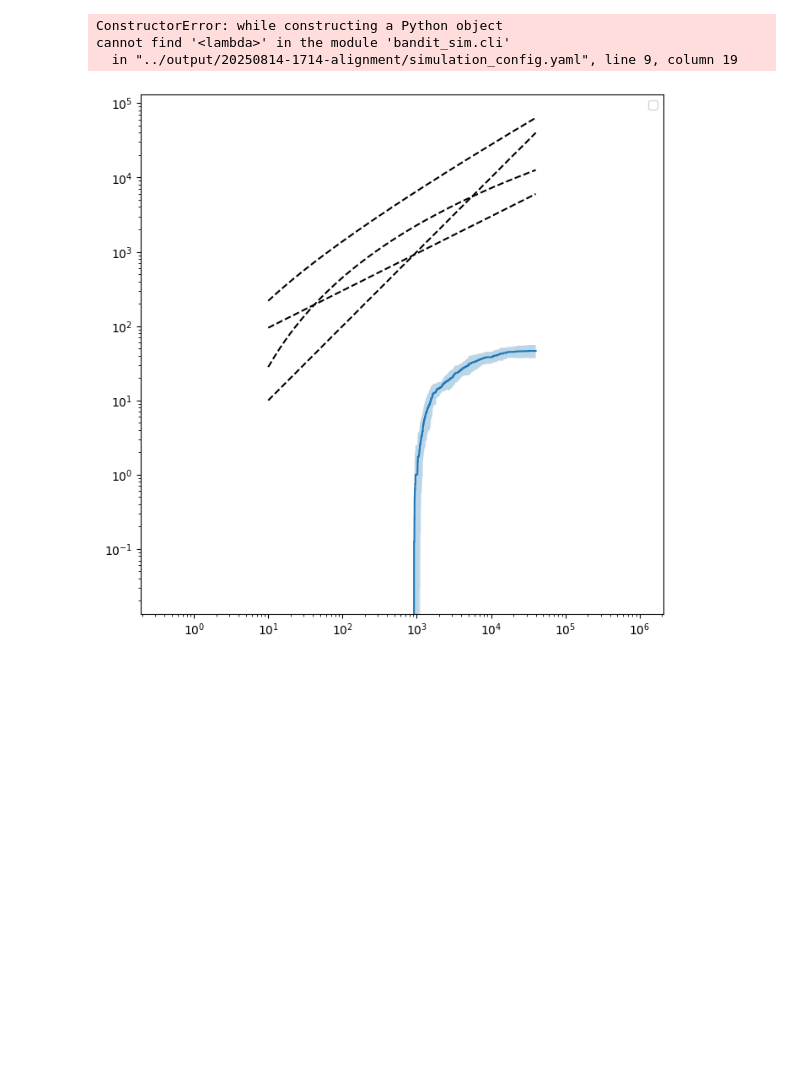
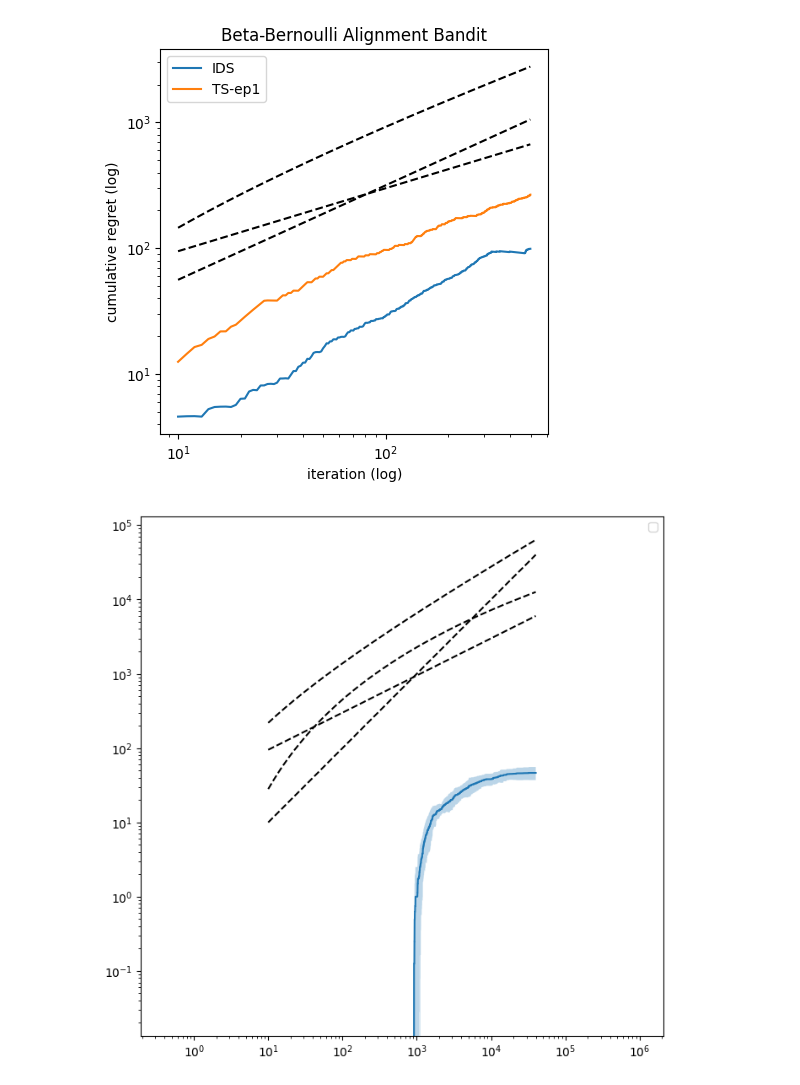
Before and after one commit to DavidJGChen/bandit-exploration, a Jupyter notebook: notebooks/analysis.ipynb, the cells around one changed output. Saved outputs shown, nothing was run; the diff lists cells and outputs as text; code cells hidden in the pictures; blank space fills up the shorter version.

Commit message:
successfully serialize and deserialize config based on strings

```diff
--- a/notebooks/analysis.ipynb
+++ b/notebooks/analysis.ipynb
@@ -10,7 +10,7 @@ from bandit_sim.common import Action, Reward
 from bandit_sim.configs import AlgorithmConfig, BanditEnvConfig
 from bandit_sim.setting import Settings
 # %%
-result_dir = "20250814-1714-alignment"
+result_dir = "20250817-0139-alignment"
 output_dir = os.path.join("../output/", result_dir)
 
 config = {}
@@ -19,9 +19,9 @@ with open(os.path.join(output_dir, "simulation_config.yaml"), "r") as config_fil
     raw_dict = yaml.full_load(config_file)  # TODO: Make config loadable.
     for k, v in raw_dict.items():
         if k == "bandit_env_config":
-            config_value = BanditEnvConfig(**v)
+            config_value = BanditEnvConfig.model_validate(v)
         elif k == "algorithm_configs":
-            config_value = [AlgorithmConfig(**alg_dict) for alg_dict in v]
+            config_value = [AlgorithmConfig.model_validate(alg_dict) for alg_dict in v]
         elif k == "settings":
             config_value = Settings(**v)
         else:
@@ -31,14 +31,24 @@ with open(os.path.join(output_dir, "simulation_config.yaml"), "r") as config_fil
 
 settings: Settings = config["settings"]
 algorithms: list[AlgorithmConfig] = config["algorithm_configs"]
+bandit_env_config = config["bandit_env_config"]
+bandit_env_name = config["bandit_env_name"]
 
 # config
 T = settings.T
 trials = settings.num_trials
 K = settings.num_arms
-base_seed = settings.num_armsbase_seed
+base_seed = settings.base_seed
 
 num_trials = settings.num_trials
+trial_id_overrides = settings.trial_id_overrides
+
+if trial_id_overrides is not None and len(trial_id_overrides) > 0:
+    trial_ids = trial_id_overrides
+    num_trials = len(trial_ids)
+else:
+    trial_ids = range(num_trials)
+
 num_algs = len(algorithms)
 K = 32
 K_env = K // 2
@@ -51,14 +61,10 @@ def generate_base_filename(base_seed: int, trial_id: int, alg_label: str) -> str
     return f"{alg_label}_seed{base_seed}_id{trial_id}.npy"
 
 
-for i, trial_id in enumerate(trials):
+for i, trial_id in enumerate(trial_ids):
     for alg in algorithms:
         filename = generate_base_filename(base_seed, trial_id, alg.label)
         with open(os.path.join(output_dir, f"regrets_{filename}"), "rb") as f:
             all_regrets[i] = np.load(f)
         with open(os.path.join(output_dir, f"actions_{filename}"), "rb") as f:
             all_actions[i] = np.load(f)
-# %% [output]
-ConstructorError: while constructing a Python object
-cannot find '<lambda>' in the module 'bandit_sim.cli'
-  in "../output/20250814-1714-alignment/simulation_config.yaml", line 9, column 19
@@ -70,7 +71,7 @@ actions_IDS = all_actions[:, selected_alg, :]
+# %%
+regret_means = np.mean(all_regrets, axis=0)
+regret_stds = np.std(all_regrets, axis=0)
 # %%
-regret_means = np.mean(regrets, axis=0)
-regret_stds = np.std(regrets, axis=0)
-
 """
 Section below is for plotting
 """
@@ -98,32 +99,33 @@ for alg in range(num_algs):
     plt.plot(
         np.arange(10, T),
         regret_means[alg][10:],
         label=algorithms[alg].label,
     )
     plt.fill_between(
         np.arange(10, T),
         regret_means[alg][10:] + regret_stds[alg][10:],
         regret_means[alg][10:] - regret_stds[alg][10:],
         alpha=0.3,
     )
 # lines for comparison
 x = np.arange(10, T)
 sqrt_x = 30 * np.sqrt(x)
 sqrt_x_log_x = 20 * np.sqrt(x) * np.log(x)
 x_3_4 = 10 * x ** (3 / 4)
 
 # plt.plot(x, x, "k--")
 plt.plot(x, sqrt_x, "k--")
 plt.plot(x, sqrt_x_log_x, "k--")
 plt.plot(x, x_3_4, "k--")
 # plt.xlim(left=0, right=T)
 # plt.ylim(bottom=0, top=120)
 plt.title(title)
 plt.xlabel("iteration (log)")
 plt.ylabel("cumulative regret (log)")
 plt.yscale("log")
 plt.xscale("log")
 plt.legend()
-plt.savefig(f"images/{output}_log.png")
 plt.show()
+# %% [output]
+[figure, added]
 # %%
```
Also changed, not shown: parts of 2 cells of this notebook, 1 other file.
